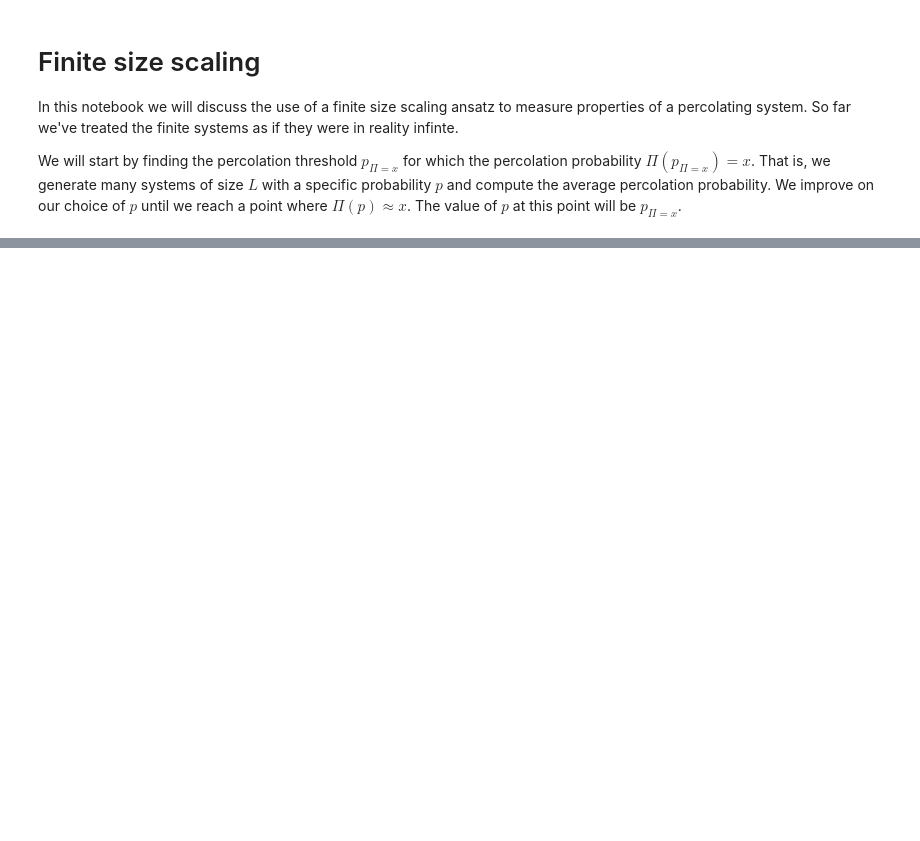
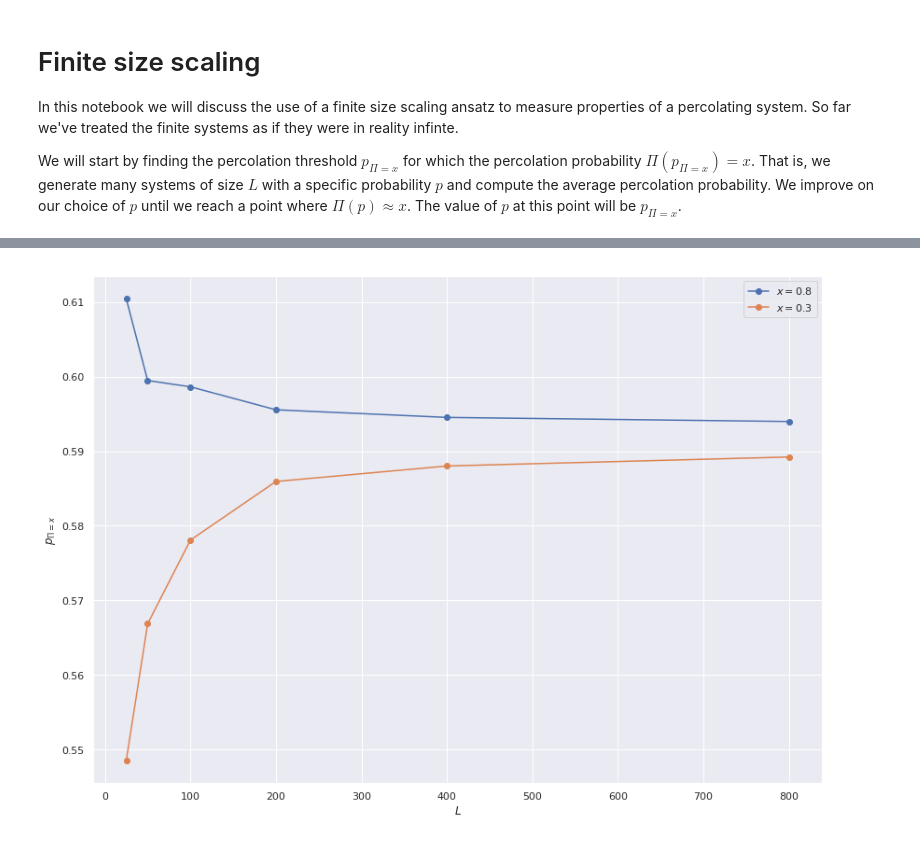
Before and after one commit to Schoyen/FYS4460, a Jupyter notebook: project-3/finite-size-scaling.ipynb, the cells around one changed output, grey strips where cells are left out. Cells and saved outputs as stored; diff of their text form; code cells hidden in the pictures; blank space fills up the shorter version.

Commit message:
Add scaling of percolation threshold

```diff
--- a/project-3/finite-size-scaling.ipynb
+++ b/project-3/finite-size-scaling.ipynb
@@ -27,10 +26,10 @@ When approaching $p \to p_{\Pi = x}$, where $x = 0.3$ we need to create to some
 # %%
 for L in tqdm.tqdm_notebook(L_list):
-    p_pi = compute_percolation_threshold(x_high, L, M, p_bounds=(0.4, 0.7))
+    p_pi = compute_percolation_threshold(x_high, L, M, p_bounds=(0, 1))
     print(f"(high) p = {p_pi}")
     p_pi_high.append(p_pi)
 
-    p_pi = compute_percolation_threshold(x_low, L, M, p_bounds=(0.4, 0.7))
+    p_pi = compute_percolation_threshold(x_low, L, M, p_bounds=(0, 1))
     p_pi_low.append(p_pi)
     print(f"(low) p = {p_pi}")
 # %% [output]
@@ -47,0 +49,11 @@ plt.show()
+# %%
+fig = plt.figure(figsize=(14, 10))
+
+plt.plot(L_list, p_pi_high, label=fr"$x = {x_high}$", marker="o")
+plt.plot(L_list, p_pi_low, label=fr"$x = {x_low}$", marker="o")
+plt.legend(loc="best")
+plt.xlabel(r"$L$")
+plt.ylabel(r"$p_{\Pi = x}$")
+plt.show()
+# %% [output]
+[figure, added]
```
Also changed, not shown: parts of 20 cells of this notebook.
